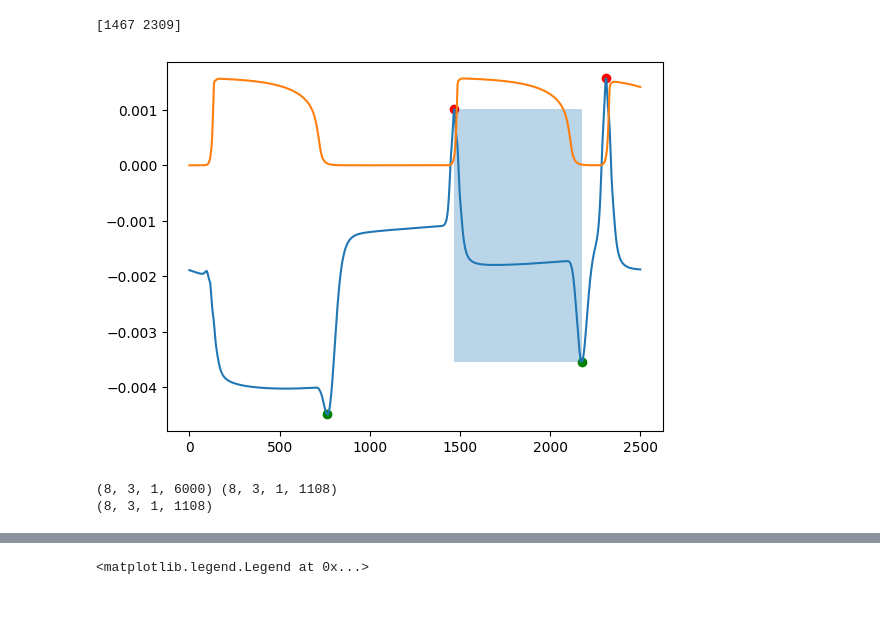
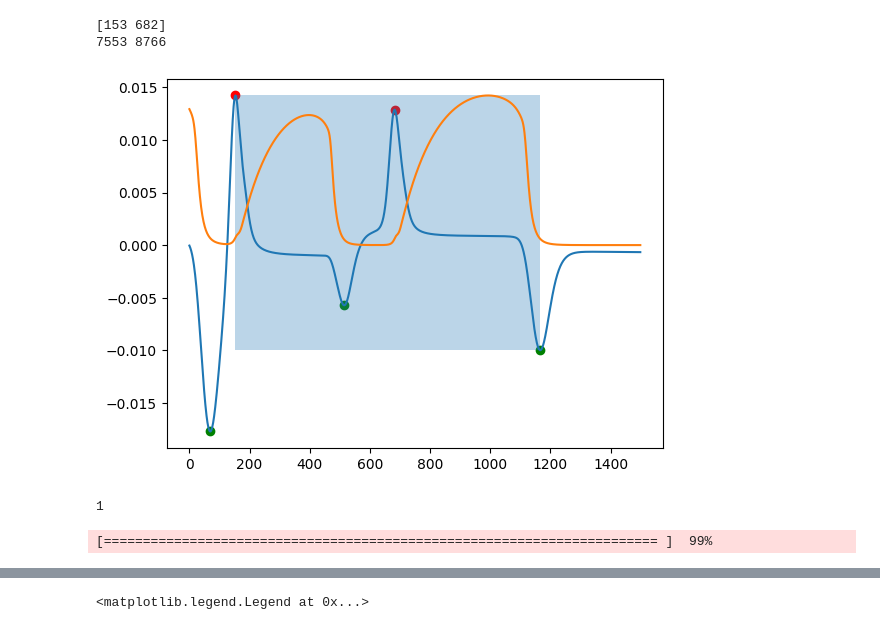
Before and after one commit to LukasBremer/SMM_AdODE_2D, a Jupyter notebook: adode_cluster/SpringMassModel/GuessActiveStress.ipynb, the cells around one changed output, grey strips where cells are left out. Saved outputs shown, nothing was run; the diff lists cells and outputs as text; code cells hidden in the pictures.

Commit message:
implemented correct wrapper for data and function to calculate euclidean distances

```diff
--- a/adode_cluster/SpringMassModel/GuessActiveStress.ipynb
+++ b/adode_cluster/SpringMassModel/GuessActiveStress.ipynb
@@ -87,51 +108,60 @@ def shape_data(x_temp,y_train_raw,x_arr_test_raw,i,j,number_of_comp,number_of_po
 # %%
 N = 9000
 # Load from HDF5
-with h5py.File('../data/SpringMassModel/MechanicalData/data_eta05l_u.h5', 'r') as f:
+with h5py.File('../data/SpringMassModel/MechanicalData/data_eta05l.h5', 'r') as f:
     x_temp = f['x_temp'][:]
     x_cm_temp = f['x_cm_temp'][:]
-    u = f['u'][:]
+    T = f['T'][:]
     dA = f['dA'][:]
     f.close()
+#normalize each point
+x_temp = x_temp-x_cm_temp[0,:,:,:]
 # %%
-T = u
-t_start,t_stop = 0,6000
-i,j = 50,50
+#T = u
+t_start,t_stop = 0,7000
+i,j = 80,40
 
 T_train = T[t_start:t_stop,i,j]
 
 dA_test = dA[t_stop+500:,i,j]
 T_test = T[t_stop+500:,i,j]
-x_arr_train_raw = np.array([x_temp[t_start:t_stop,:,i,j],x_temp[t_start:t_stop,:,i,j+1],x_temp[t_start:t_stop,:,i+1,j+1],x_temp[t_start:t_stop,:,i+1,j]])
+#x_arr_train_raw = np.array([x_temp[t_start:t_stop,:,i,j],x_temp[t_start:t_stop,:,i,j+1],x_temp[t_start:t_stop,:,i+1,j+1],x_temp[t_start:t_stop,:,i+1,j]])
 x_arr_test_raw = np.array([x_temp[t_stop+500:,:,i,j],x_temp[t_stop+500:,:,i,j+1],x_temp[t_stop+500:,:,i+1,j+1],x_temp[t_stop+500:,:,i+1,j]])
+dA_test_raw = dA[t_stop+500:,i,j]
 # %%
 maxima_temp0, _ = find_peaks(dA_test,prominence=.0007)#,height=.001
 minima_temp0, _ = find_peaks(-dA_test,prominence=.0007)#,height=.001
 print(maxima_temp0)
 max_indx, min_indx = index_finder(maxima_temp0, minima_temp0, dA_test,start_indx=0)
 
 plt.plot(dA_test)
 plt.scatter(maxima_temp0,dA_test[maxima_temp0],c='r')
 plt.scatter(minima_temp0,dA_test[minima_temp0],c='g')
-#create a transparent space maxima_temp0[max_indx],minima_temp0[min_indx] on the x axis
-plt.fill_between([maxima_temp0[max_indx],minima_temp0[min_indx]],dA_test[minima_temp0[min_indx]],dA_test[maxima_temp0[max_indx]],alpha=.3)
+plt.fill_between([maxima_temp0[max_indx],minima_temp0[min_indx+1]],dA_test[minima_temp0[min_indx+1]],dA_test[maxima_temp0[max_indx]],alpha=.3)
 plt.plot(T_test/np.max(T_test)*np.max(dA_test))
 
-t_start_test = t_stop + 500 + maxima_temp0[max_indx] - 200
-t_stop_test = t_stop + 500+ minima_temp0[min_indx] + 200
+t_start_test = t_stop + 500 + maxima_temp0[max_indx] - 100
+t_stop_test = t_stop + 500+ minima_temp0[min_indx+1] + 100
+
+print(t_start_test,t_stop_test)
 # %% [output]
-[1467 2309]
+[153 682]
+7553 8766
-[figure, old version]
+[figure, new version]
+# %%
+np.array([dA[:,i,j]]).shape[0]
+# %% [output]
+1
 # %%
 T_test_raw = T[t_start_test:t_stop_test,i,j]
 x_arr_test_raw = np.array([x_temp[t_start_test:t_stop_test,:,i,j],x_temp[t_start_test:t_stop_test,:,i,j+1],x_temp[t_start_test:t_stop_test,:,i+1,j+1],x_temp[t_start_test:t_stop_test,:,i+1,j]])
+dA_test_raw = dA[t_start_test:t_stop_test,i,j]
 
+number_of_comp,number_of_points,delta_t = 15,10,10
+# x_arr_train_flattened, x_arr_test_flattened,y_train = shape_data(x_temp[t_start:t_stop,:,:,:],x_cm_temp[t_start:t_stop,:,:,:],dA[t_start:t_stop,i,j],T[t_start:t_stop,:,:],x_arr_test_raw,i,j,number_of_comp,number_of_points,delta_t)
+#print(x_arr_train_flattened.shape,x_arr_test_flattened.shape)
+x_train,x_test, y_train = shape_data(x_temp,x_cm_temp,dA[t_start:t_stop,:,:],T[t_start:t_stop,:,:],dA_test_raw,i,j,number_of_comp,number_of_points,delta_t)
 
-x_arr_train_flattened, x_arr_test_flattened,y_train = shape_data(x_temp[t_start:t_stop,:,:,:],T[t_start:t_stop,:,:],x_arr_test_raw,i,j,3,0,15)
-print(x_arr_train_flattened.shape,x_arr_test_flattened.shape)
-index_list = euclidean_distance_trajectory(x_arr_test_flattened, x_arr_train_flattened)
-#elements = [y_train[row][col] for row, col in index_list]
-elements = [y_train[0][row[0]] for row in index_list]
+index_list = euclidean_distance_trajectory(x_test, x_train)
 # %% [output]
-(8, 3, 1, 6000) (8, 3, 1, 1108)
-(8, 3, 1, 1108)
+[======================================================================= ]  99%
```
Also changed, not shown: parts of 7 cells of this notebook, 2 other files.
